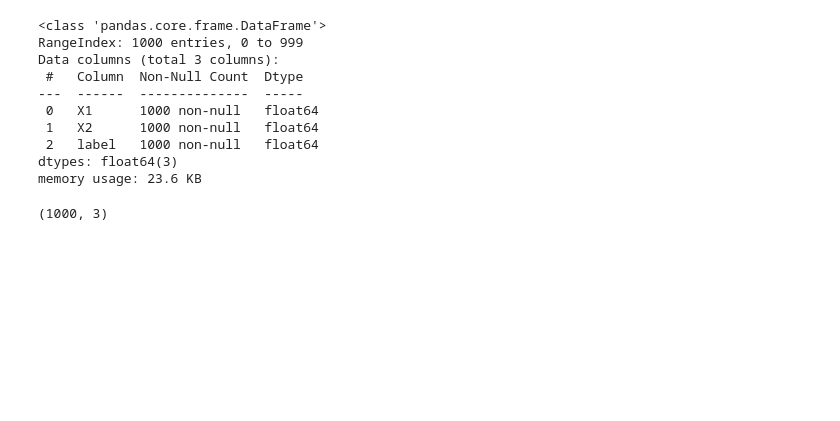
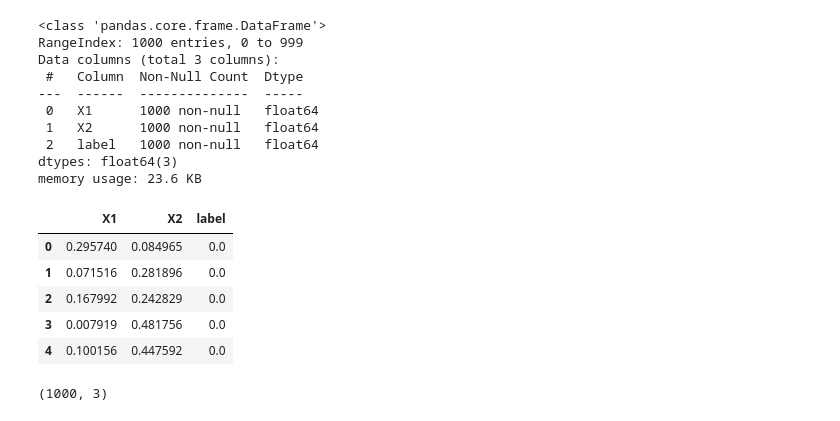
Before and after one commit to Ankur7470/nlp-assignment2, a Jupyter notebook: A2_T1.ipynb, the cells around one changed output. Drawn from its saved outputs; the diff is of its cells as text; code cells hidden in the pictures; blank space fills up the shorter version.

```diff
--- a/A2_T1.ipynb
+++ b/A2_T1.ipynb
@@ -29,6 +28,15 @@ Data columns (total 3 columns):
  2   label   1000 non-null   float64
 dtypes: float64(3)
 memory usage: 23.6 KB
+# %%
+data.head()
+# %% [output]
+|  | X1 | X2 | label |
+| 0 | 0.295740 | 0.084965 | 0.0 |
+| 1 | 0.071516 | 0.281896 | 0.0 |
+| 2 | 0.167992 | 0.242829 | 0.0 |
+| 3 | 0.007919 | 0.481756 | 0.0 |
+| 4 | 0.100156 | 0.447592 | 0.0 |
 # %%
 data.shape
 # %% [output]
```
Also changed, not shown: parts of 7 cells of this notebook.
